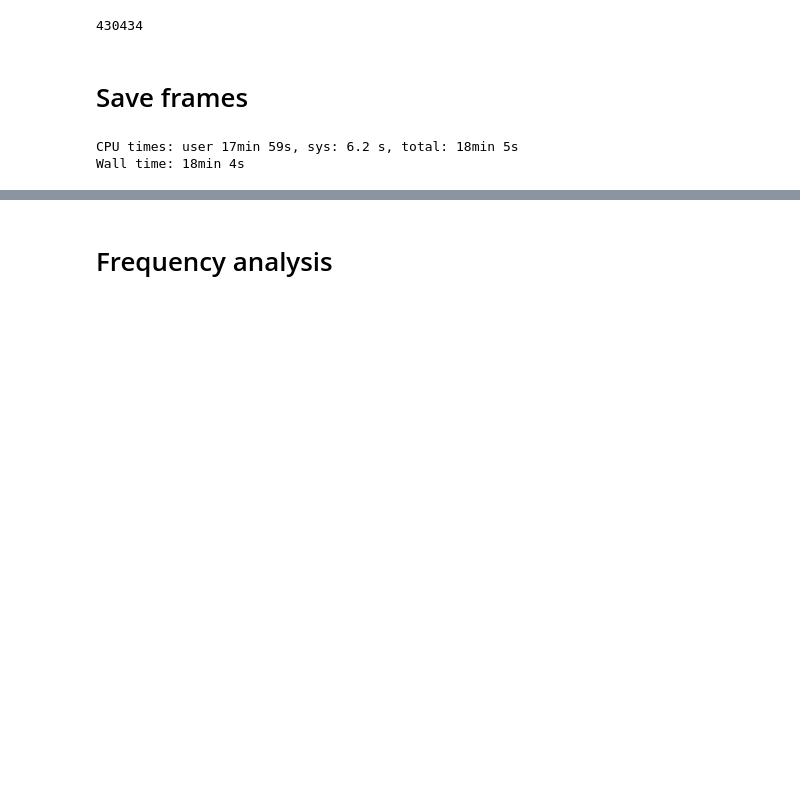
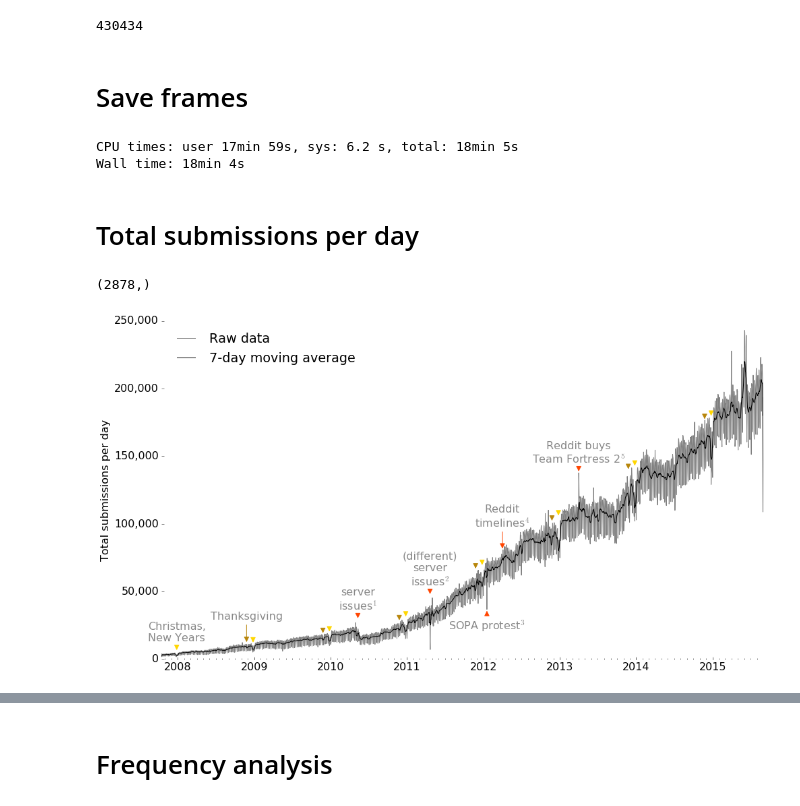
Before and after one commit to JeroenDelcour/redditStats, a Jupyter notebook: subreddits activity/subreddit video.ipynb, the cells around one changed output, grey strips where cells are left out. Drawn from its saved outputs; the diff is of its cells as text; code cells hidden in the pictures; blank space fills up the shorter version.

```diff
--- a/subreddits activity/subreddit video.ipynb
+++ b/subreddits activity/subreddit video.ipynb
@@ -359,3 +359,10 @@ for i in range(629,data.shape[1]):
 # %% [output]
 CPU times: user 17min 59s, sys: 6.2 s, total: 18min 5s
 Wall time: 18min 4s
+# %% [markdown]
+# Total submissions per day
+# %%
+data_sum = np.sum(data[:,629:], axis=0)
+print data_sum.shape
+# %% [output]
+(2878,)
@@ -361,0 +386,54 @@ Wall time: 18min 4s
+# %%
+data_avg = moving_avg(data_sum, 7)
+fig, ax = plt.subplots(figsize=(16,9))
+ax.plot(dates, data_sum, color='gray', label='Raw data')
+ax.plot(dates, data_avg, color='black', label='7-day moving average')
+ax.set_ylabel('Total submissions per day')
+
+ax.xaxis.set_major_locator(years)
+ax.xaxis.set_major_formatter(yearsFmt)
+ax.xaxis.set_minor_locator(months)
+
+ax.get_yaxis().set_major_formatter(
+    matplotlib.ticker.FuncFormatter(lambda x, p: format(int(x), ',')))
+
+plt.legend(loc='upper left', frameon=False, numpoints=3)
+
+margins = [3e3,4e3,6e3,1e4,1.5e4,2.5e4,3e4,3e4]
+ax.annotate('Christmas,\nNew Years', (mdates.date2num(dates[73]), data_avg[73]+margins[0]), xytext=(0, 15),
+            textcoords='offset points', arrowprops=dict(arrowstyle='-|>', color='gold'),
+            horizontalalignment='center', color='#888888')
+for i in range(1,8):
+    ax.annotate('.', (mdates.date2num(dates[73+365*i]), data_avg[73+365*i]+margins[i]), xytext=(0, 15),
+                textcoords='offset points', arrowprops=dict(arrowstyle='-|>', color='gold'),
+                horizontalalignment='center', color='white')
+margins = [3e3,4e3,6e3,1.5e4,1.6e4,2e4,1.8e4]
+ax.annotate('Thanksgiving', (mdates.date2num(dates[407]), data_avg[407]+margins[0]), xytext=(0, 35),
+            textcoords='offset points', arrowprops=dict(arrowstyle='-|>', color='darkgoldenrod'),
+            horizontalalignment='center', color='#888888')
+for i in range(1,7):
+    ax.annotate('.', (mdates.date2num(dates[407+365*i]), data_avg[407+365*i]+margins[i]), xytext=(0, 15),
+                textcoords='offset points', arrowprops=dict(arrowstyle='-|>', color='darkgoldenrod'),
+                horizontalalignment='center', color='white')
+
+ax.annotate('server\nissues$^1$', (mdates.date2num(dates[939]), data_avg[939]+1e4), xytext=(0,15),
+           textcoords='offset points', arrowprops=dict(arrowstyle='-|>', color='#FF4500'),
+           horizontalalignment='center', color='#888888')
+ax.annotate('(different)\nserver\nissues$^2$', (mdates.date2num(dates[1284]), data_avg[1284]+2e4), xytext=(0,15),
+           textcoords='offset points', arrowprops=dict(arrowstyle='-|>', color='#FF4500'),
+           horizontalalignment='center', color='#888888')
+ax.annotate('SOPA protest$^3$', (mdates.date2num(dates[1556]), data_sum[1556]), xytext=(0,-30),
+           textcoords='offset points', arrowprops=dict(arrowstyle='-|>', color='#FF4500'),
+           horizontalalignment='center', color='#888888')
+ax.annotate('Reddit\ntimelines$^4$', (mdates.date2num(dates[1630]), data_sum[1630]+0.5e4), xytext=(0,35),
+           textcoords='offset points', arrowprops=dict(arrowstyle='-|>', color='#FF4500'),
+           horizontalalignment='center', color='#888888')
+ax.annotate('Reddit buys\nTeam Fortress 2$^5$', (mdates.date2num(dates[1995]), data_sum[1995]), xytext=(0,15),
+           textcoords='offset points', arrowprops=dict(arrowstyle='-|>', color='#FF4500'),
+           horizontalalignment='center', color='#888888')
+
+
+hide_spines()
+plt.show()
+# %% [output]
+[figure, added]
```
Also changed, not shown: parts of 21 cells of this notebook.
